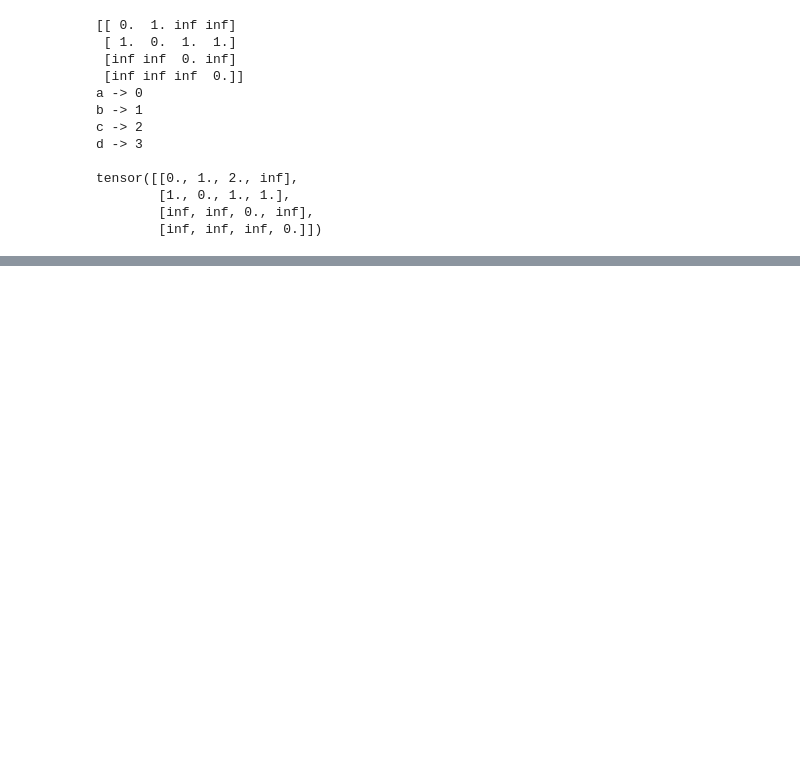
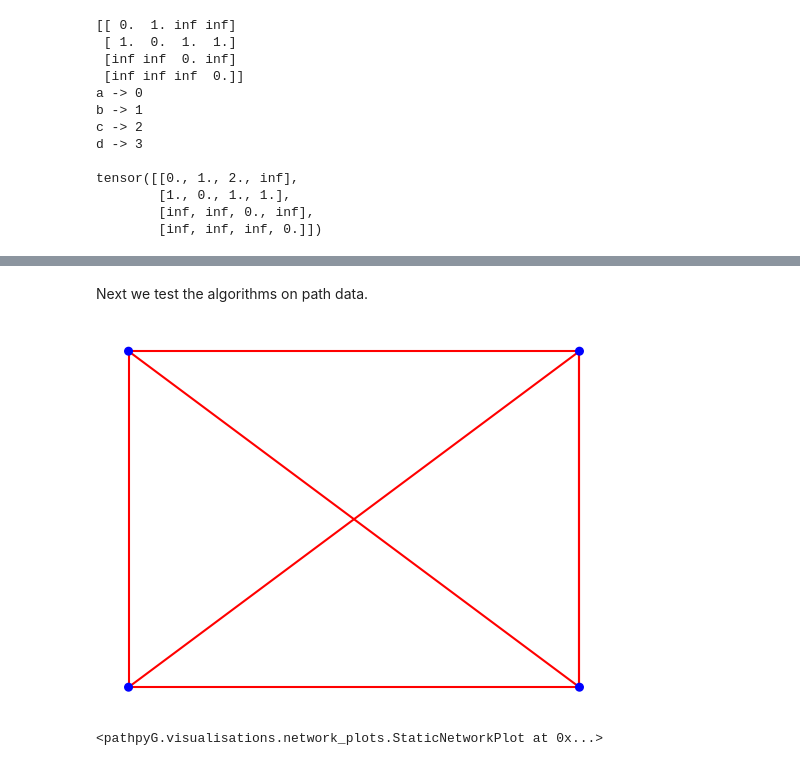
Before and after one commit to jusch2109/pathpyG, a Jupyter notebook: src/pathpyG/visualisations/Project_JS/SGD_Stress.ipynb, the cells around one changed output, grey strips where cells are left out. Saved outputs shown, nothing was run; the diff lists cells and outputs as text; code cells hidden in the pictures; blank space fills up the shorter version.

Commit message:
work on path data now and corrected shortest paths

```diff
--- a/src/pathpyG/visualisations/Project_JS/SGD_Stress.ipynb
+++ b/src/pathpyG/visualisations/Project_JS/SGD_Stress.ipynb
@@ -240 +324,21 @@ pp.plot(graph.to_static_graph(), layout=layout_paper, backend='matplotlib', **st
 <pathpyG.visualisations.network_plots.StaticNetworkPlot at 0x...>
+# %% [markdown]
+Next we test the algorithms on path data.
+# %%
+tedges = [('a', 'b', 1), ('b', 'c', 3), ('d', 'c', 4)]
+test_graph = pp.TemporalGraph.from_edge_list(tedges)
+test_layout= {'a':[0,0], 'b':[1,0], 'c':[0,1], 'd':[1,1]}
+
+# create PathData object with same structure
+test_paths = pp.PathData(test_graph.mapping)
+
+
+test_paths.append_walk(['a', 'b', 'd', 'c', 'a', 'b', 'd'])
+test_paths.append_walk(['a', 'd', 'b', 'c'])
+
+
+test_m = pp.MultiOrderModel.from_PathData(test_paths, 2, cached=True)
+pp.plot(test_m.layers[1], layout=test_layout, backend="matplotlib")
+# %% [output]
+[figure, added]
+<pathpyG.visualisations.network_plots.StaticNetworkPlot at 0x...>
```
Also changed, not shown: parts of 20 cells of this notebook.
